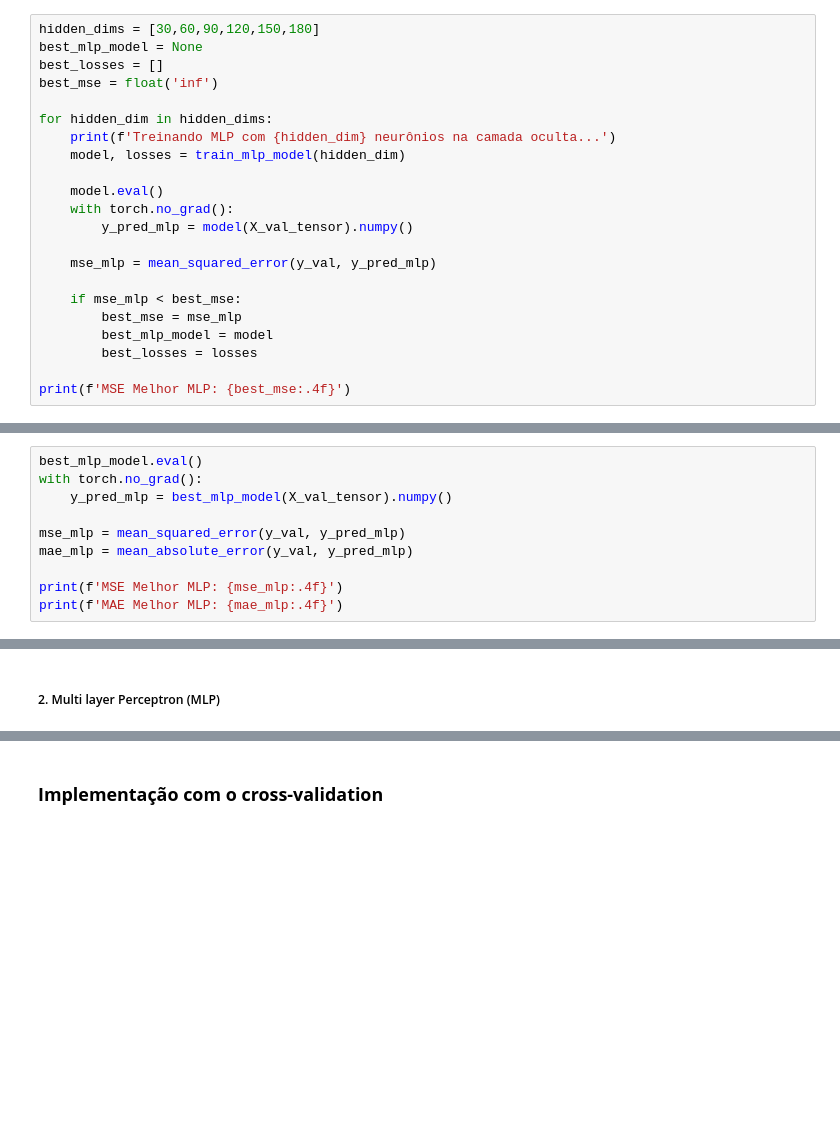
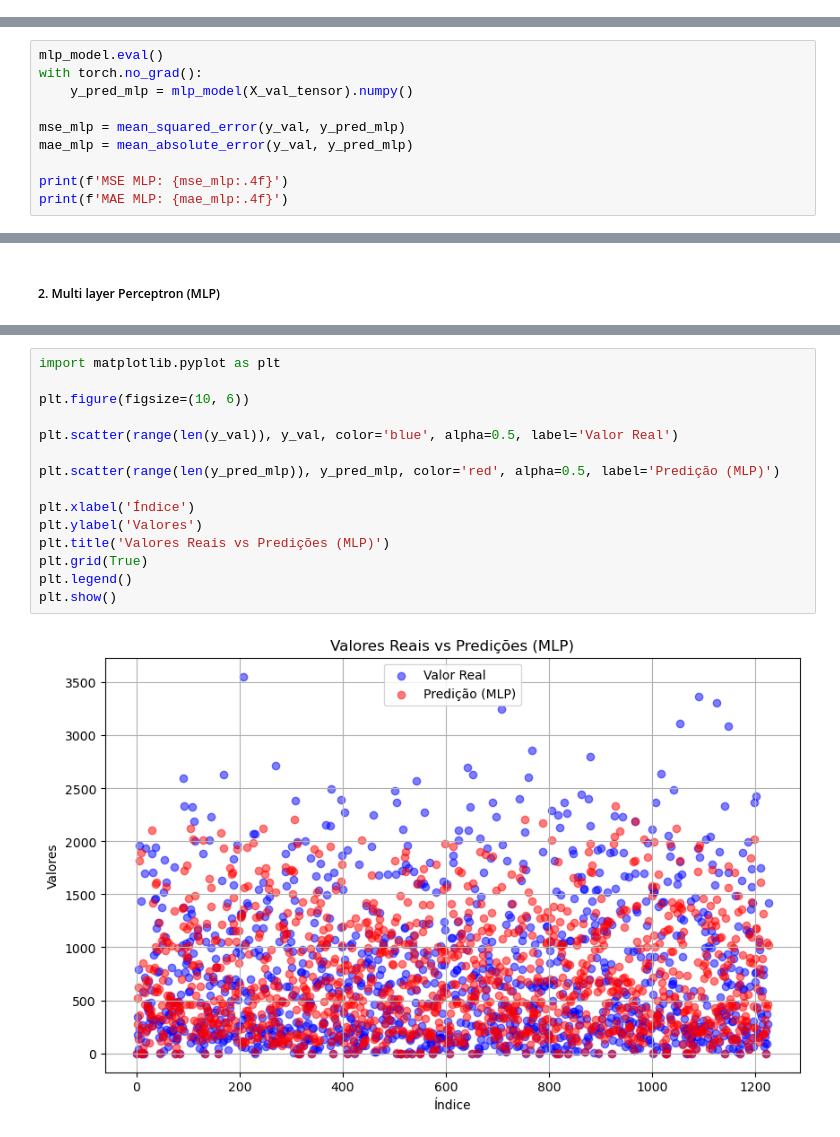
Before and after one commit to JpLimags/Regression_power_consumption__tetouan_city, a Jupyter notebook: seoul bike sharing.ipynb, the cells around one changed output, grey strips where cells are left out. Saved outputs shown, nothing was run; the diff lists cells and outputs as text; blank space fills up the shorter version.

```diff
--- a/seoul bike sharing.ipynb
+++ b/seoul bike sharing.ipynb
@@ -443,22 +487,0 @@ def train_mlp_model(hidden_dim, num_epochs=100):
-# %%
-hidden_dims = [30,60,90,120,150,180]
-best_mlp_model = None
-best_losses = []
-best_mse = float('inf')
-
-for hidden_dim in hidden_dims:
-    print(f'Treinando MLP com {hidden_dim} neurônios na camada oculta...')
-    model, losses = train_mlp_model(hidden_dim)
-
-    model.eval()
-    with torch.no_grad():
-        y_pred_mlp = model(X_val_tensor).numpy()
-
-    mse_mlp = mean_squared_error(y_val, y_pred_mlp)
-
-    if mse_mlp < best_mse:
-        best_mse = mse_mlp
-        best_mlp_model = model
-        best_losses = losses
-
-print(f'MSE Melhor MLP: {best_mse:.4f}')
@@ -483,11 +488,11 @@ Escolha do Modelo: O valor de 193,667.0316 é o menor MSE encontrado, o que sign
 # %%
-best_mlp_model.eval()
+mlp_model.eval()
 with torch.no_grad():
-    y_pred_mlp = best_mlp_model(X_val_tensor).numpy()
+    y_pred_mlp = mlp_model(X_val_tensor).numpy()
 
 mse_mlp = mean_squared_error(y_val, y_pred_mlp)
 mae_mlp = mean_absolute_error(y_val, y_pred_mlp)
 
-print(f'MSE Melhor MLP: {mse_mlp:.4f}')
-print(f'MAE Melhor MLP: {mae_mlp:.4f}')
+print(f'MSE MLP: {mse_mlp:.4f}')
+print(f'MAE MLP: {mae_mlp:.4f}')
 # %% [output]
@@ -547,2 +539,17 @@ plt.show()
-# %% [markdown]
-### **Implementação com o cross-validation**
+# %%
+import matplotlib.pyplot as plt
+
+plt.figure(figsize=(10, 6))
+
+plt.scatter(range(len(y_val)), y_val, color='blue', alpha=0.5, label='Valor Real')
+
+plt.scatter(range(len(y_pred_mlp)), y_pred_mlp, color='red', alpha=0.5, label='Predição (MLP)')
+
+plt.xlabel('Índice')
+plt.ylabel('Valores')
+plt.title('Valores Reais vs Predições (MLP)')
+plt.grid(True)
+plt.legend()
+plt.show()
+# %% [output]
+[figure, added]
```
Also changed, not shown: parts of 20 cells of this notebook.
